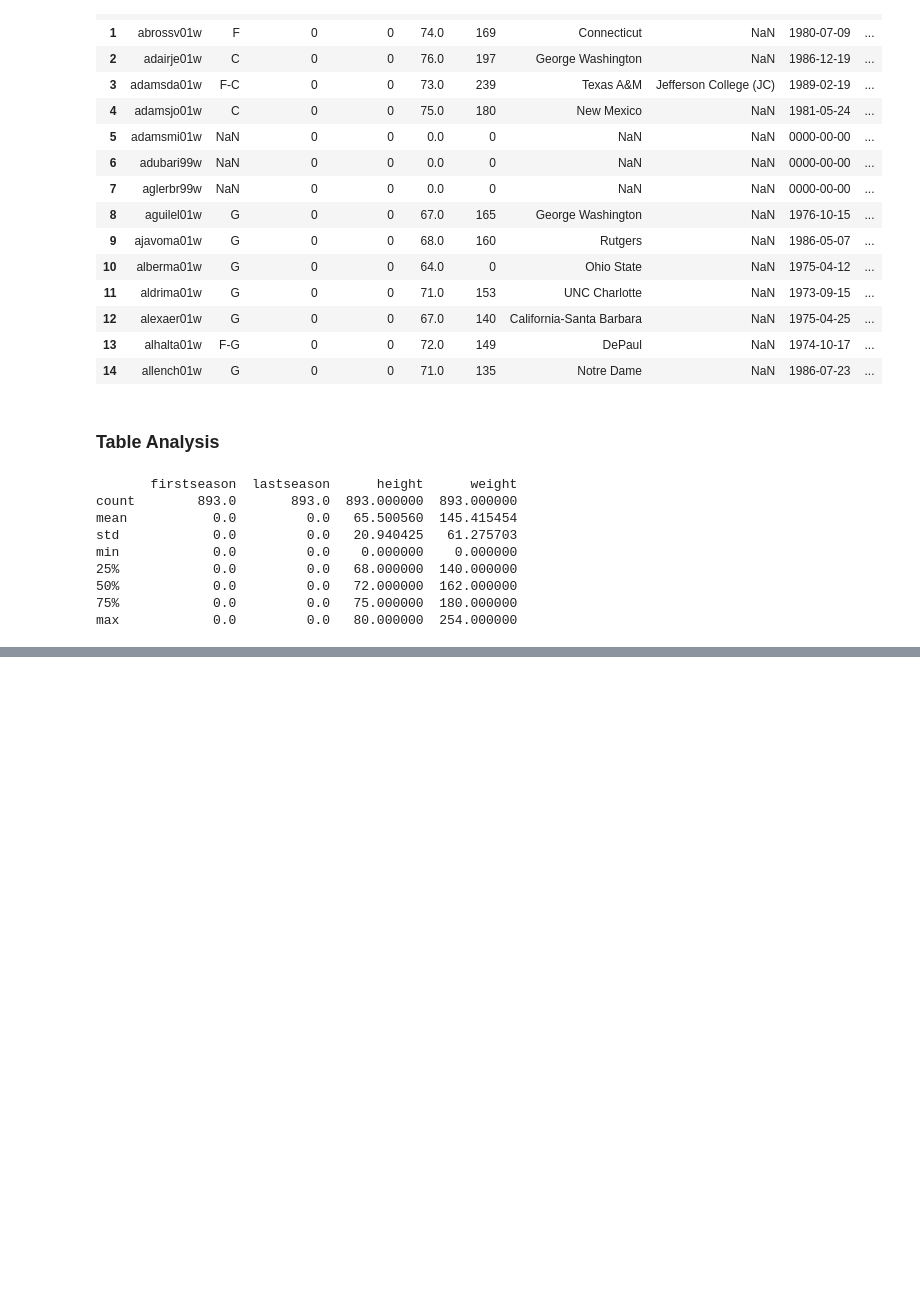
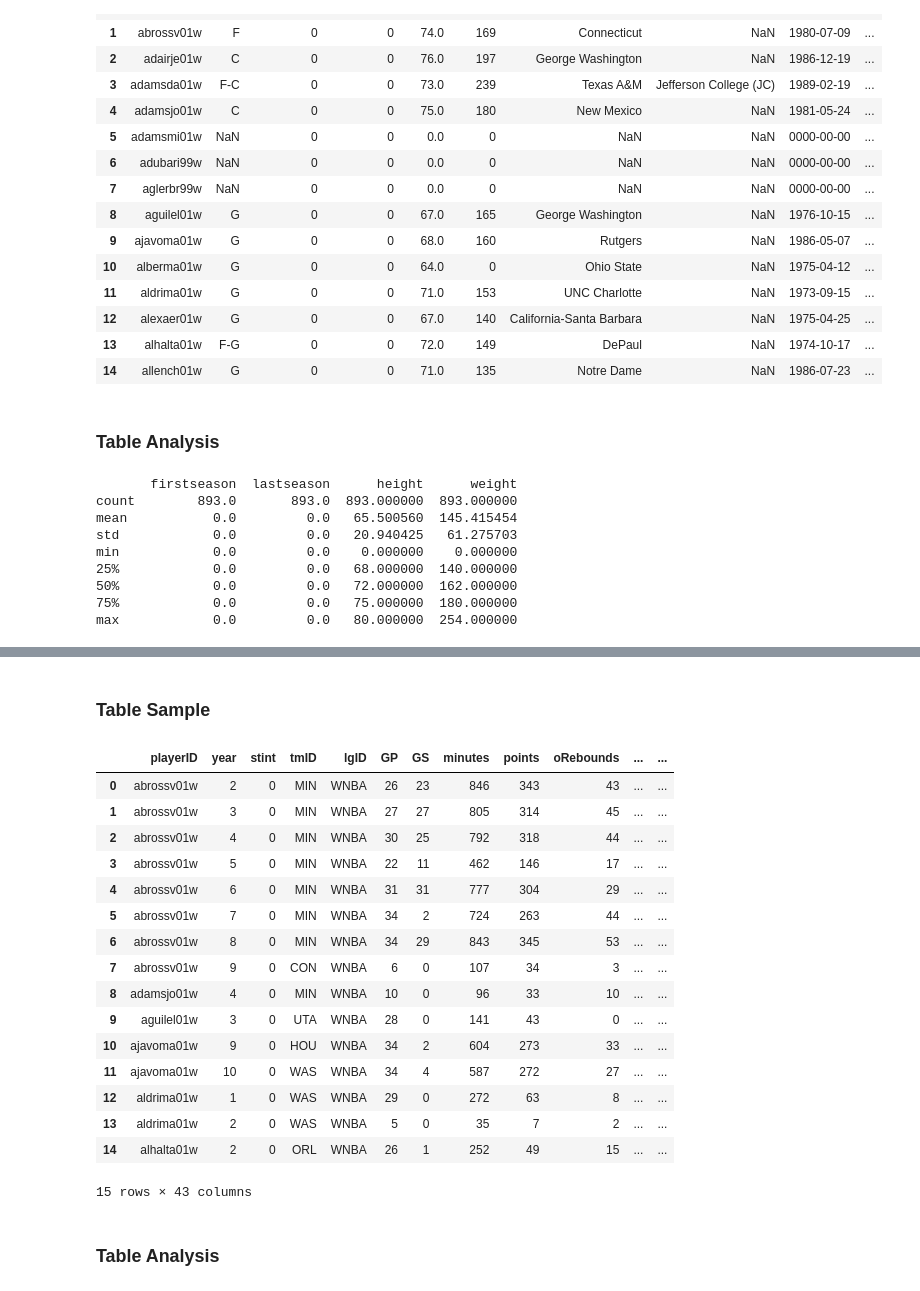
Before and after one commit to Pedro-CAB/AC-Project, a Jupyter notebook: data_analysis.ipynb, the cells around one changed output, grey strips where cells are left out. Saved outputs shown, nothing was run; the diff lists cells and outputs as text; code cells hidden in the pictures; blank space fills up the shorter version.

Commit message:
Added Players Teams

```diff
--- a/data_analysis.ipynb
+++ b/data_analysis.ipynb
@@ -175,0 +225,24 @@ max            0.0         0.0   80.000000  254.000000
+# %% [markdown]
+### Table Sample
+# %%
+players_teams.head(15)
+# %% [output]
+|  | playerID | year | stint | tmID | lgID | GP | GS | minutes | points | oRebounds | ... | ... |
+| 0 | abrossv01w | 2 | 0 | MIN | WNBA | 26 | 23 | 846 | 343 | 43 | ... | ... |
+| 1 | abrossv01w | 3 | 0 | MIN | WNBA | 27 | 27 | 805 | 314 | 45 | ... | ... |
+| 2 | abrossv01w | 4 | 0 | MIN | WNBA | 30 | 25 | 792 | 318 | 44 | ... | ... |
+| 3 | abrossv01w | 5 | 0 | MIN | WNBA | 22 | 11 | 462 | 146 | 17 | ... | ... |
+| 4 | abrossv01w | 6 | 0 | MIN | WNBA | 31 | 31 | 777 | 304 | 29 | ... | ... |
+| 5 | abrossv01w | 7 | 0 | MIN | WNBA | 34 | 2 | 724 | 263 | 44 | ... | ... |
+| 6 | abrossv01w | 8 | 0 | MIN | WNBA | 34 | 29 | 843 | 345 | 53 | ... | ... |
+| 7 | abrossv01w | 9 | 0 | CON | WNBA | 6 | 0 | 107 | 34 | 3 | ... | ... |
+| 8 | adamsjo01w | 4 | 0 | MIN | WNBA | 10 | 0 | 96 | 33 | 10 | ... | ... |
+| 9 | aguilel01w | 3 | 0 | UTA | WNBA | 28 | 0 | 141 | 43 | 0 | ... | ... |
+| 10 | ajavoma01w | 9 | 0 | HOU | WNBA | 34 | 2 | 604 | 273 | 33 | ... | ... |
+| 11 | ajavoma01w | 10 | 0 | WAS | WNBA | 34 | 4 | 587 | 272 | 27 | ... | ... |
+| 12 | aldrima01w | 1 | 0 | WAS | WNBA | 29 | 0 | 272 | 63 | 8 | ... | ... |
+| 13 | aldrima01w | 2 | 0 | WAS | WNBA | 5 | 0 | 35 | 7 | 2 | ... | ... |
+| 14 | alhalta01w | 2 | 0 | ORL | WNBA | 26 | 1 | 252 | 49 | 15 | ... | ... |
+15 rows × 43 columns
+# %% [markdown]
+### Table Analysis
```
Also changed, not shown: parts of 2 cells of this notebook.
